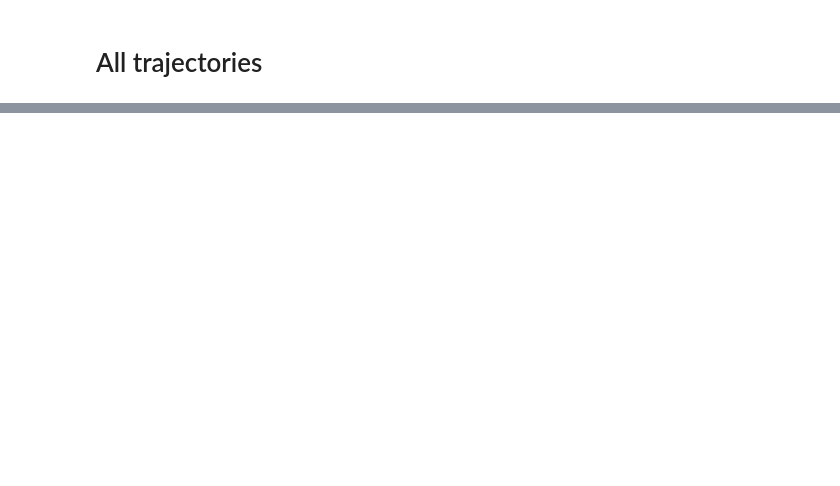
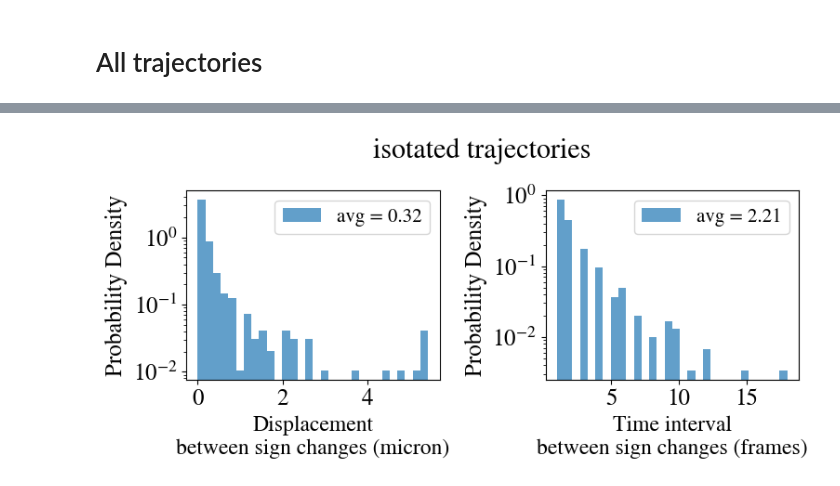
Before and after one commit to jannesantana/bacteria, a Jupyter notebook: persistency_length_time.ipynb, the cells around one changed output, grey strips where cells are left out. Saved outputs shown, nothing was run; the diff lists cells and outputs as text; code cells hidden in the pictures; blank space fills up the shorter version.

```diff
--- a/persistency_length_time.ipynb
+++ b/persistency_length_time.ipynb
@@ -176,0 +312,19 @@ for video in videos:
+# %%
+plt.figure(figsize=(8,4),layout='tight')
+plt.subplot(1,2,1)
+plt.hist(all_displacements_isolated, bins=30, density=True, alpha=0.7,label=f'avg = {np.mean(all_displacements_isolated):.2f}')
+plt.xlabel("Displacement\nbetween sign changes (micron)",fontsize=17)
+plt.ylabel("Probability Density")
+plt.legend(fontsize=15)
+plt.semilogy()
+
+plt.subplot(1,2,2)
+plt.hist(all_time_intervals_isolated, bins=30, density=True, alpha=0.7,label=f'avg = {np.mean(all_time_intervals_isolated):.2f}')
+plt.xlabel("Time interval\nbetween sign changes (frames)",fontsize=17)
+plt.ylabel("Probability Density")
+plt.legend(fontsize=15)
+plt.semilogy()
+plt.suptitle('isotated trajectories',y=0.93,x=0.54)
+plt.show()
+# %% [output]
+[figure, added]
```
Also changed, not shown: parts of 5 cells of this notebook, 1 other file.
